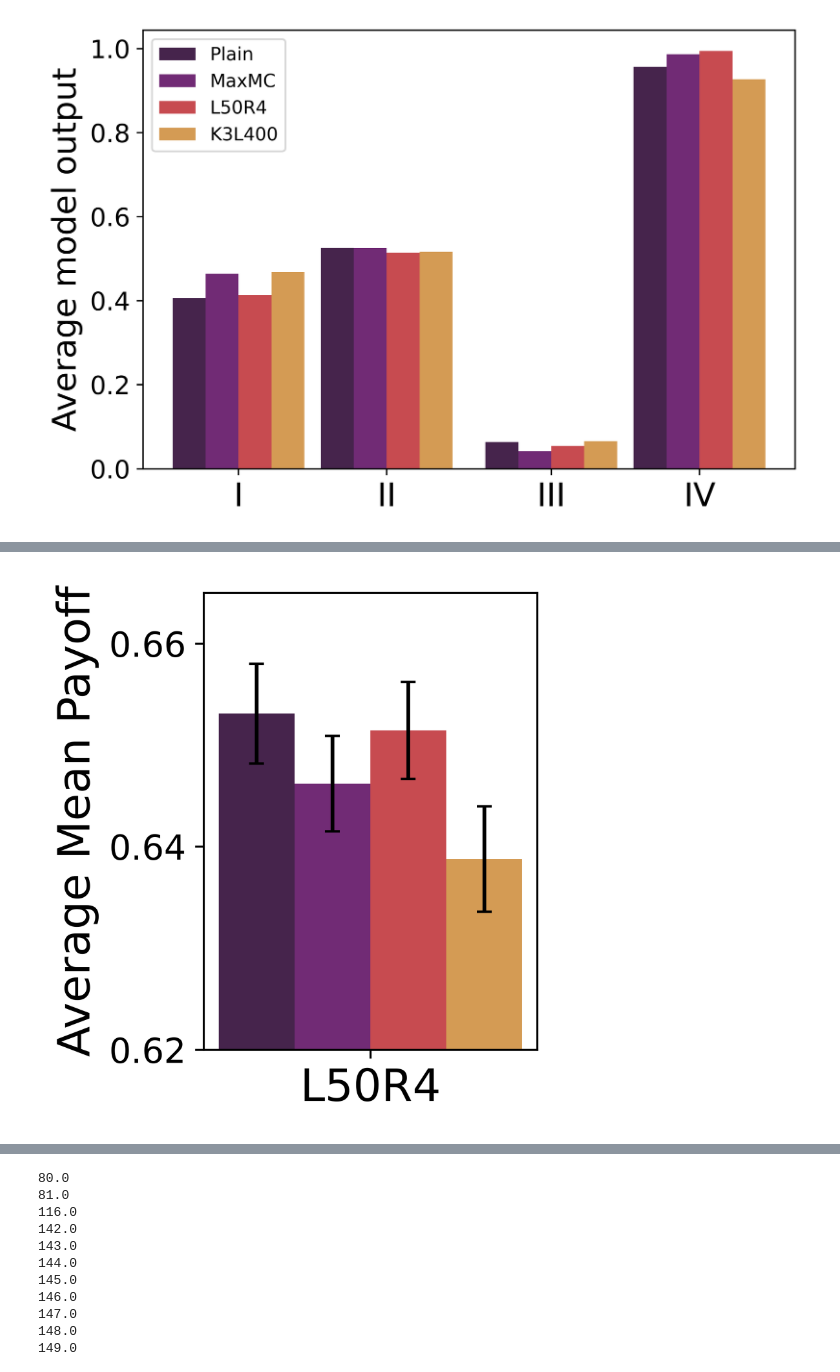
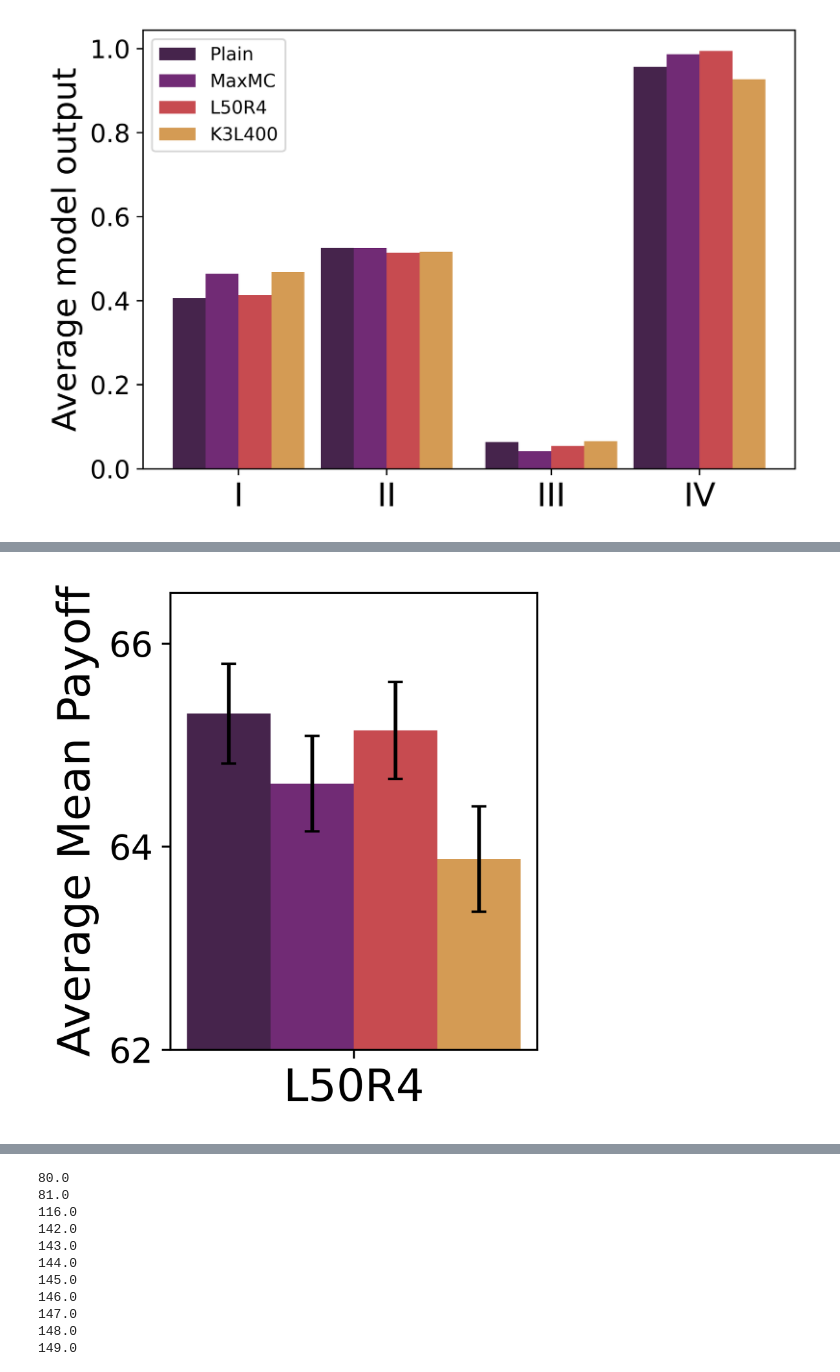
Before and after one commit to nokpil/SocialNet, a Jupyter notebook: Figures_new.ipynb, the cells around one changed output, grey strips where cells are left out. Drawn from its saved outputs; the diff is of its cells as text; code cells hidden in the pictures.

```diff
--- a/Figures_new.ipynb
+++ b/Figures_new.ipynb
@@ -1117,17 +1079,17 @@ complete_dict = {}
 complete_sem_dict = {}
 for key in baseline_complete_dict.keys():
     if key != 'keys':
-        complete_dict[conversion_dict1[key]] = [np.mean(baseline_complete_dict[key]['scr_buf']),
-                                                     np.mean(baseline_complete_dict[key]['scr_buf'][..., -1])]
-        complete_sem_dict[conversion_dict1[key]] = [np.std(np.mean(baseline_complete_dict[key]['scr_buf'], axis=(-2, -1)))/np.sqrt(5000),
-                                                     np.std(np.mean(baseline_complete_dict[key]['scr_buf'][..., -1], axis=-1))/np.sqrt(5000)]
+        complete_dict[conversion_dict1[key]] = [np.mean(baseline_complete_dict[key]['scr_buf']*100),
+                                                     np.mean(baseline_complete_dict[key]['scr_buf'][..., -1])*100]
+        complete_sem_dict[conversion_dict1[key]] = [np.std(np.mean(baseline_complete_dict[key]['scr_buf'], axis=(-2, -1)))/np.sqrt(5000)*100,
+                                                     np.std(np.mean(baseline_complete_dict[key]['scr_buf'][..., -1], axis=-1))/np.sqrt(5000)*100]
 # %%
 Ret_list = []
 FinalScore_list = []
 
 for i in range(len(inspection_complete_dict['scr_buf_list'])):
-    Ret_list.append(inspection_complete_dict['scr_buf_list'][i])
-    FinalScore_list.append(inspection_complete_dict['scr_buf_list'][i][:, :, -1])
+    Ret_list.append(inspection_complete_dict['scr_buf_list'][i]*100)
+    FinalScore_list.append(inspection_complete_dict['scr_buf_list'][i][:, :, -1]*100)
 
 Ret_list = np.array(Ret_list)
 FinalScore_list = np.array(FinalScore_list)
@@ -1151,11 +1113,11 @@ counter=0
 order_dict = ['RL', 'BI', 'BI-I', 'BI-P', 'BI-R', 'CF', 'CF-I', 'CF-P', 'CF-R',  'PI-I', 'PI-P', 'PI-R', 'RI']
 for baseline_name in order_dict:
     if baseline_name == 'RL':
-        x = np.array([inspection_complete_dict['scr_buf_list'][i] for i in range(len(inspection_complete_dict['scr_buf_list']))])
+        x = np.array([inspection_complete_dict['scr_buf_list'][i]*100 for i in range(len(inspection_complete_dict['scr_buf_list']))])
         ls = '-'
         lw = 3
     else:
-        x = baseline_complete_dict[conversion_dict2[baseline_name]]['scr_buf']
+        x = baseline_complete_dict[conversion_dict2[baseline_name]]['scr_buf']*100
         ls = (0, (2, 1.5))
         lw = 2
     avg_pf = np.mean(x, axis=tuple(range(0, len(x.shape) - 1)))
@@ -1619,10 +1531,10 @@ maxmc L400 : 95.3043
 L50 L400 : 94.6618
 L400 L400 : 95.80624
 # %%
-L50_data = np.array([[65.31], [64.62], [65.144], [63.877]])/100.
-L50_sem_data = np.array([0.0009821489591534552, 0.0009412244746164983, 0.0009540506035553335, 0.0010379409552368722]) * 5
-L400_data = np.array([[95.3809], [95.3043], [94.6618], [95.80624]])/100.
-L400_sem_data = np.array([0.0007140659212986966, 0.0008333406596475564, 0.000869253146326719, 0.0006401335001477053]) * 5
+L50_data = np.array([[65.31], [64.62], [65.144], [63.877]])
+L50_sem_data = np.array([0.0009821489591534552, 0.0009412244746164983, 0.0009540506035553335, 0.0010379409552368722]) * 5 * 100
+L400_data = np.array([[95.3809], [95.3043], [94.6618], [95.80624]])
+L400_sem_data = np.array([0.0007140659212986966, 0.0008333406596475564, 0.000869253146326719, 0.0006401335001477053]) * 5 * 100
 # %%
 Ret_list_1 = []
 Ret_list_2 = []
@@ -1646,37 +1558,37 @@ scipy.stats.ttest_ind(Ret_list_1.flatten(), Ret_list_2.flatten())  # p vlaue les
 # %%
 %matplotlib inline
 fig = plt.figure(figsize=(3, 3.2), dpi=300)
 ax = fig.add_subplot(111)
 
 color_list = ['#46244C', '#712B75', '#C74B50', '#D49B54']
 
 width = 0.1
 length = 4
 
 if length%2:
     start = -(length//2)*width
 else:
     start = -((length//2)-0.5)*width
 
 offset = [start + i * width for i in range(length)]
 
 offset = np.array(offset).reshape(1, 4).T
 
 for i, key in enumerate(order_dict):
     ax.bar(offset[i], L50_data[i], width, color = color_list[i], yerr = L50_sem_data[i], capsize=3.0)
 
 ax.set_ylabel('Average Mean Payoff', fontsize=18)
-ax.set_yticks([0.62, 0.64, 0.66])
-ax.set_yticklabels(['0.62', '0.64', '0.66'], fontsize=14)
-ax.set_ylim(0.62, 0.665)
+ax.set_yticks([62, 64, 66])
+ax.set_yticklabels(['62', '64', '66'], fontsize=14)
+ax.set_ylim(62, 66.5)
 
 ax.set_xticks([0])
 ax.set_xticklabels(['L50R4'], fontsize=18)
 
 plt.tight_layout()
 plt.savefig('Fig6b.svg', transparent=True, dpi=300)
 # %% [output]
-[figure, old version]
+[figure, new version]
 # %%
 Ret_list_1 = []
 Ret_list_2 = []
```
Also changed, not shown: parts of 67 cells of this notebook, 20 other files.
